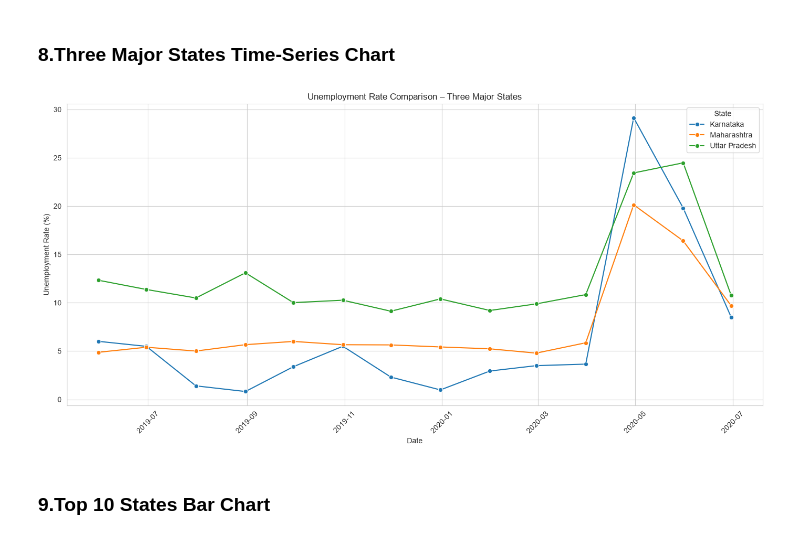
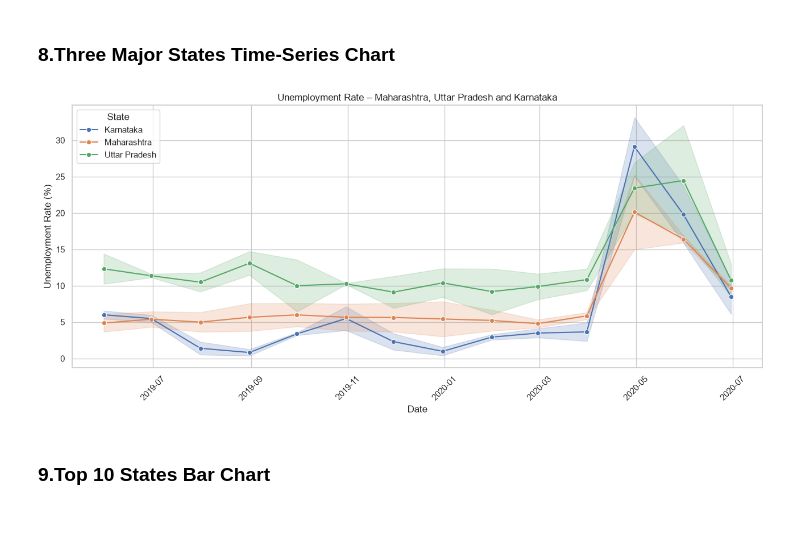
Before and after one commit to ChaudhariUtkarsh/2.Unemployment_Analysis, a Jupyter notebook: Unemployment_Analysis.ipynb, the cells around one changed output. Drawn from its saved outputs; the diff is of its cells as text; code cells hidden in the pictures.

```diff
--- a/Unemployment_Analysis.ipynb
+++ b/Unemployment_Analysis.ipynb
@@ -18,8 +16,19 @@ Libraries Imported Successfully!
 # %% [markdown]
 ### 2.Load Dataset
 # %%
-df = pd.read_csv("Unemployment in India.csv")
+# Load Dataset
+DATASET_PATH = Path("Unemployment in India.csv")
+if not DATASET_PATH.exists():
+    raise FileNotFoundError(f"Dataset not found: {DATASET_PATH.resolve()}")
+df = pd.read_csv(DATASET_PATH)
+
+# Remove extra spaces from column names
+df.columns = df.columns.str.strip()
+
+# Remove extra spaces from text values
+for col in df.select_dtypes(include="object").columns:
+    df[col] = df[col].str.strip()
 print("Dataset Loaded Successfully!")
-df.head()
+display(df.head())
 # %% [output]
 Dataset Loaded Successfully!
@@ -219,21 +257,28 @@ display(monthly_trend)
 # %% [markdown]
 ### 8.Three Major States Time-Series Chart
 # %%
-major_states = ["Maharashtra", "Uttar Pradesh", "Karnataka"]
-state_data = df[df["Region"].isin(major_states)].copy()
-three_state_trend = (state_data.groupby(["Date", "Region"])["Estimated Unemployment Rate (%)"].mean().reset_index())
-plt.figure(figsize=(14, 7))
-sns.lineplot(data=three_state_trend, x="Date", y="Estimated Unemployment Rate (%)", hue="Region", marker="o")
+selected_states = ["Maharashtra", "Uttar Pradesh", "Karnataka"]
+available_states = df["Region"].unique()
+states_to_plot = [state for state in selected_states if state in available_states]
 
-plt.title("Unemployment Rate Comparison – Three Major States")
-plt.xlabel("Date")
-plt.ylabel("Unemployment Rate (%)")
-plt.xticks(rotation=45)
-plt.legend(title="State")
-plt.tight_layout()
-plt.show()
+if len(states_to_plot) < 3:
+    print("Warning: All three selected states are not available.")
+    print("Available states:", states_to_plot)
+else:
+    state_data = df[df["Region"].isin(states_to_plot)]
+    plt.figure(figsize=(13, 6))
+    sns.lineplot(data=state_data, x="Date", y="Estimated Unemployment Rate (%)", hue="Region", marker="o")
+    plt.title("Unemployment Rate – Maharashtra, " "Uttar Pradesh and Karnataka")
+
+    plt.xlabel("Date")
+    plt.ylabel("Unemployment Rate (%)")
+    plt.xticks(rotation=45)
+    plt.legend(title="State")
+
+    plt.tight_layout()
+    plt.show()
 # %% [output]
-[figure, old version]
+[figure, new version]
 # %% [markdown]
 ### 9.Top 10 States Bar Chart
 # %%
```
Also changed, not shown: parts of 26 cells of this notebook, 2 other files.
